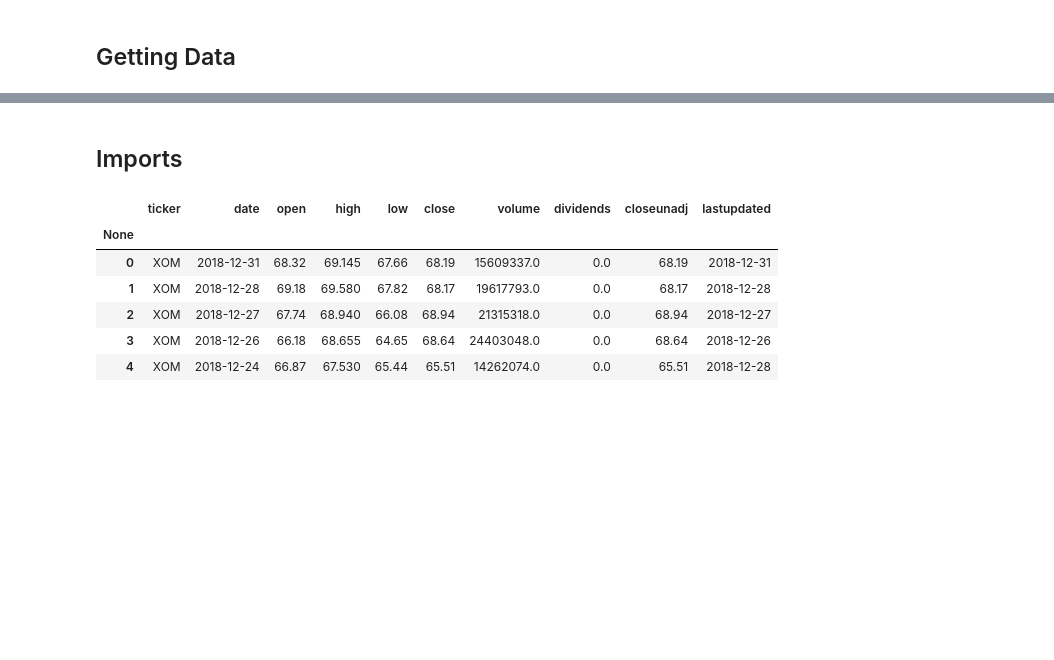
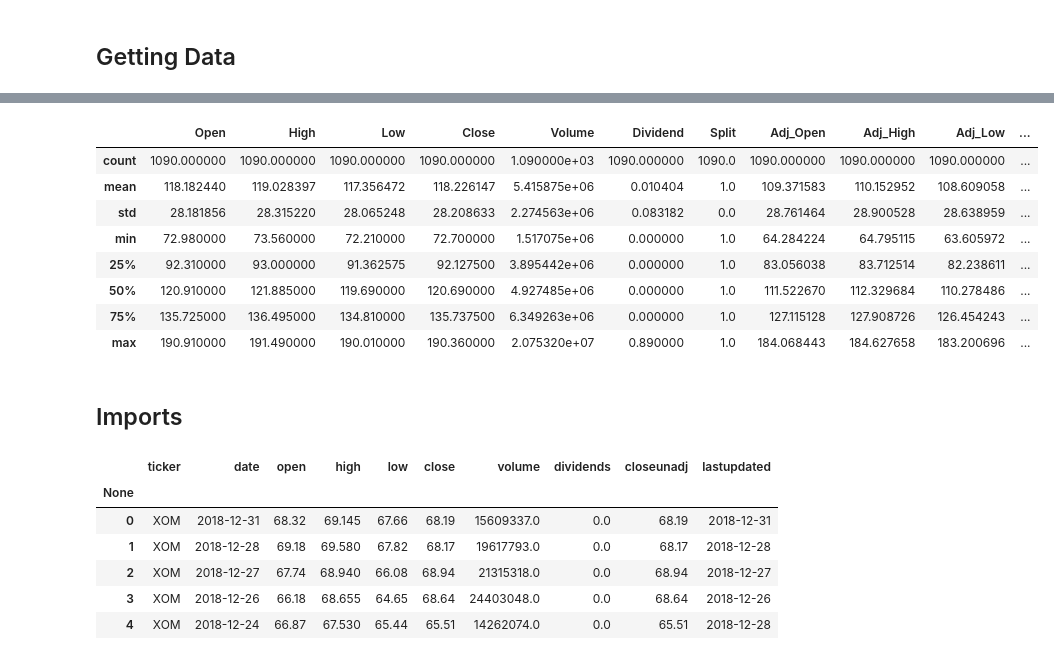
Before and after one commit to shreyashrawat/Parallel_Stocks, a Jupyter notebook: Try.ipynb, the cells around one changed output, grey strips where cells are left out. Saved outputs shown, nothing was run; the diff lists cells and outputs as text; code cells hidden in the pictures; blank space fills up the shorter version.

Commit message:
New data set adn windowing

```diff
--- a/Try.ipynb
+++ b/Try.ipynb
@@ -1,6 +1,5 @@
 # %% [markdown]
 ## Getting Data
-# %%
-import quandl
-quandl.ApiConfig.api_key = "dusYQoyrxzBKnR4esBk9"
-data = quandl.get_table("SHARADAR/SEP", paginate=True)
+# %%
+import quandl
+data2 = quandl.get("EOD/HD", authtoken="dusYQoyrxzBKnR4esBk9")
@@ -7,3 +16,15 @@ data = quandl.get_table("SHARADAR/SEP", paginate=True)
+# %%
+data2.describe()
+# %% [output]
+|  | Open | High | Low | Close | Volume | Dividend | Split | Adj_Open | Adj_High | Adj_Low | ... |
+| count | 1090.000000 | 1090.000000 | 1090.000000 | 1090.000000 | 1.090000e+03 | 1090.000000 | 1090.0 | 1090.000000 | 1090.000000 | 1090.000000 | ... |
+| mean | 118.182440 | 119.028397 | 117.356472 | 118.226147 | 5.415875e+06 | 0.010404 | 1.0 | 109.371583 | 110.152952 | 108.609058 | ... |
+| std | 28.181856 | 28.315220 | 28.065248 | 28.208633 | 2.274563e+06 | 0.083182 | 0.0 | 28.761464 | 28.900528 | 28.638959 | ... |
+| min | 72.980000 | 73.560000 | 72.210000 | 72.700000 | 1.517075e+06 | 0.000000 | 1.0 | 64.284224 | 64.795115 | 63.605972 | ... |
+| 25% | 92.310000 | 93.000000 | 91.362575 | 92.127500 | 3.895442e+06 | 0.000000 | 1.0 | 83.056038 | 83.712514 | 82.238611 | ... |
+| 50% | 120.910000 | 121.885000 | 119.690000 | 120.690000 | 4.927485e+06 | 0.000000 | 1.0 | 111.522670 | 112.329684 | 110.278486 | ... |
+| 75% | 135.725000 | 136.495000 | 134.810000 | 135.737500 | 6.349263e+06 | 0.000000 | 1.0 | 127.115128 | 127.908726 | 126.454243 | ... |
+| max | 190.910000 | 191.490000 | 190.010000 | 190.360000 | 2.075320e+07 | 0.890000 | 1.0 | 184.068443 | 184.627658 | 183.200696 | ... |
 # %% [markdown]
 ## Imports
 # %%
```
Also changed, not shown: parts of 24 cells of this notebook.
